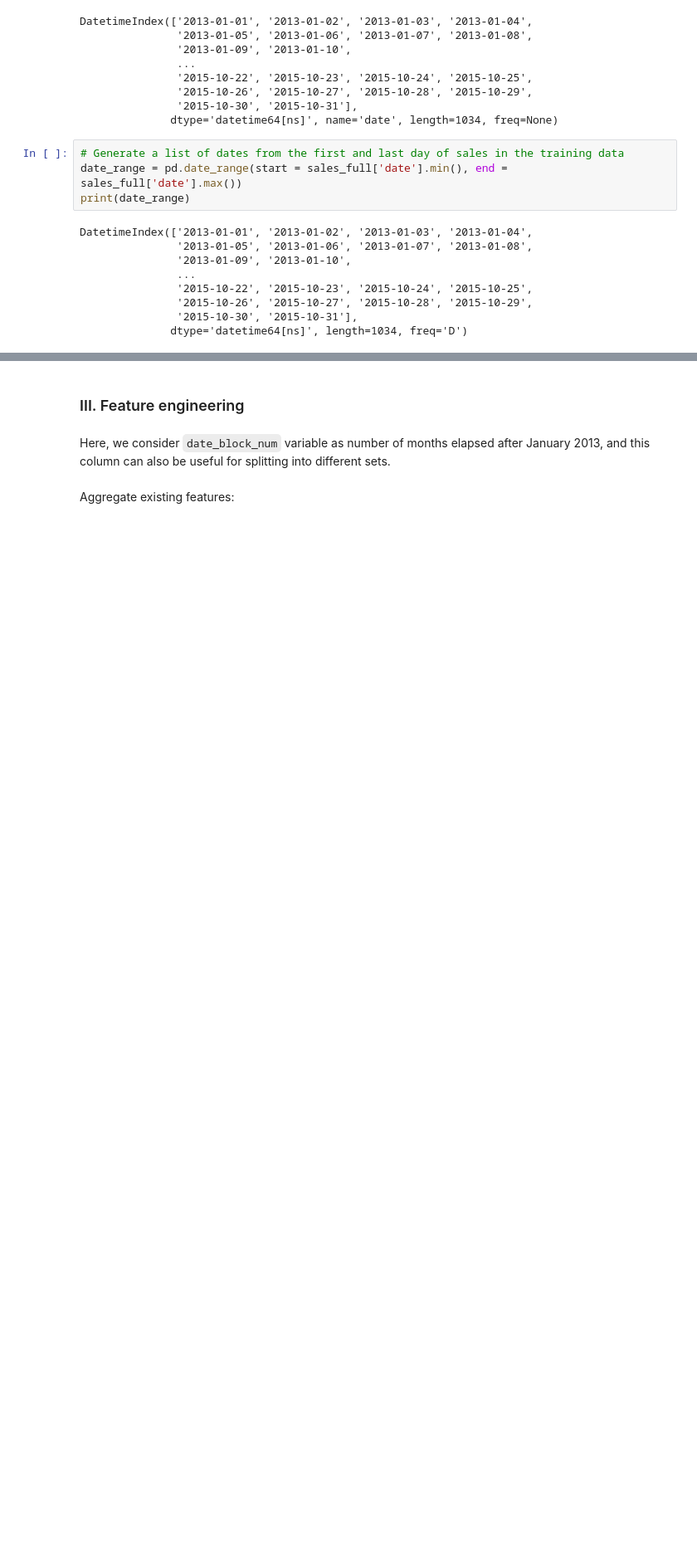
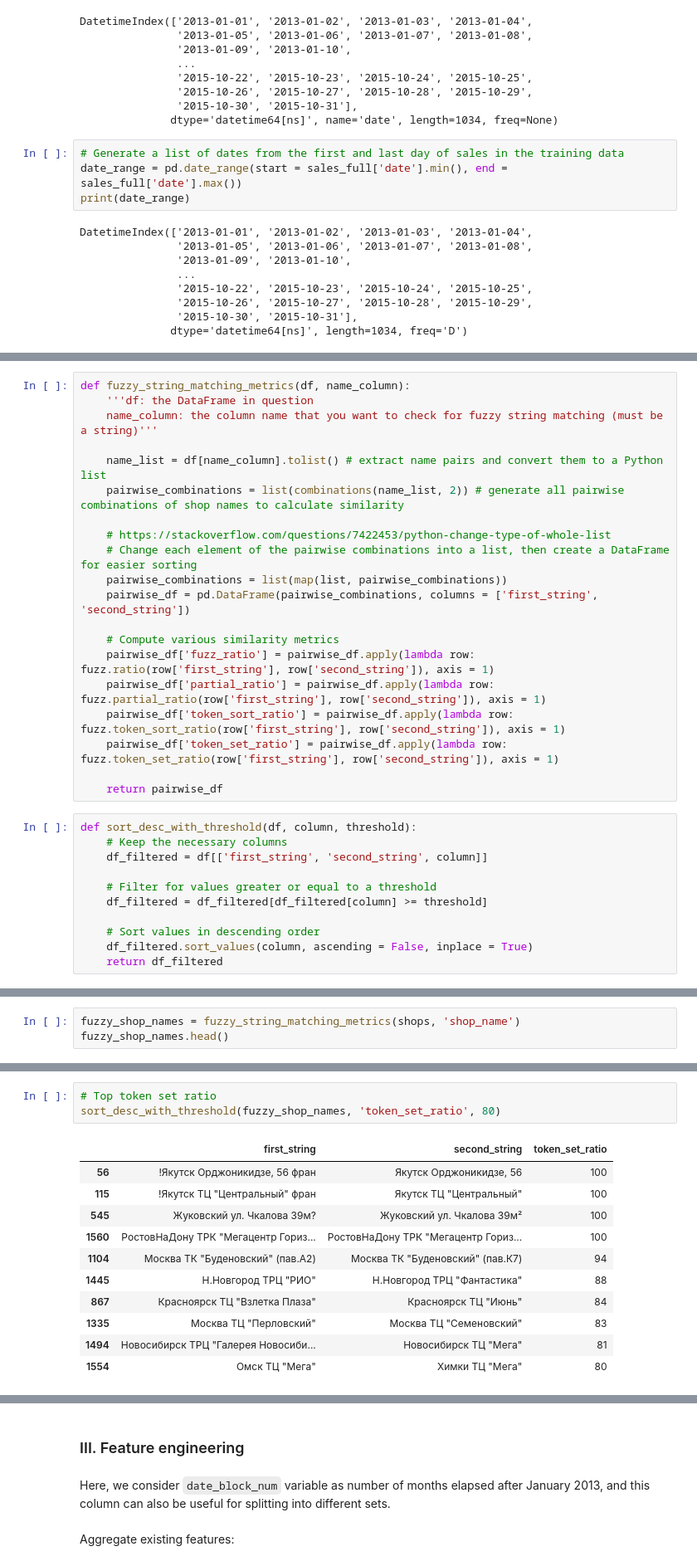
Before and after one commit to thaianle/future-sales-prediction, a Jupyter notebook: 02_modeling.ipynb, the cells around one changed output, grey strips where cells are left out. Shown: that part at 83% size. Cells and saved outputs as stored; diff of their text form; blank space fills up the shorter version.

Commit message:
Do fuzzy string matching in shop names

```diff
--- a/02_modeling.ipynb
+++ b/02_modeling.ipynb
@@ -262,0 +275,31 @@ DatetimeIndex(['2013-01-01', '2013-01-02', '2013-01-03', '2013-01-04',
+# %%
+def fuzzy_string_matching_metrics(df, name_column):
+    '''df: the DataFrame in question
+    name_column: the column name that you want to check for fuzzy string matching (must be a string)'''
+
+    name_list = df[name_column].tolist() # extract name pairs and convert them to a Python list
+    pairwise_combinations = list(combinations(name_list, 2)) # generate all pairwise combinations of shop names to calculate similarity
+
+    # https://stackoverflow.com/questions/7422453/python-change-type-of-whole-list
+    # Change each element of the pairwise combinations into a list, then create a DataFrame for easier sorting
+    pairwise_combinations = list(map(list, pairwise_combinations))
+    pairwise_df = pd.DataFrame(pairwise_combinations, columns = ['first_string', 'second_string'])
+
+    # Compute various similarity metrics
+    pairwise_df['fuzz_ratio'] = pairwise_df.apply(lambda row: fuzz.ratio(row['first_string'], row['second_string']), axis = 1)
+    pairwise_df['partial_ratio'] = pairwise_df.apply(lambda row: fuzz.partial_ratio(row['first_string'], row['second_string']), axis = 1)
+    pairwise_df['token_sort_ratio'] = pairwise_df.apply(lambda row: fuzz.token_sort_ratio(row['first_string'], row['second_string']), axis = 1)
+    pairwise_df['token_set_ratio'] = pairwise_df.apply(lambda row: fuzz.token_set_ratio(row['first_string'], row['second_string']), axis = 1)
+
+    return pairwise_df
+# %%
+def sort_desc_with_threshold(df, column, threshold):
+    # Keep the necessary columns
+    df_filtered = df[['first_string', 'second_string', column]]
+
+    # Filter for values greater or equal to a threshold
+    df_filtered = df_filtered[df_filtered[column] >= threshold]
+
+    # Sort values in descending order
+    df_filtered.sort_values(column, ascending = False, inplace = True)
+    return df_filtered
@@ -262,0 +326,3 @@ DatetimeIndex(['2013-01-01', '2013-01-02', '2013-01-03', '2013-01-04',
+# %%
+fuzzy_shop_names = fuzzy_string_matching_metrics(shops, 'shop_name')
+fuzzy_shop_names.head()
@@ -262,0 +373,15 @@ DatetimeIndex(['2013-01-01', '2013-01-02', '2013-01-03', '2013-01-04',
+# %%
+# Top token set ratio
+sort_desc_with_threshold(fuzzy_shop_names, 'token_set_ratio', 80)
+# %% [output]
+|  | first_string | second_string | token_set_ratio |
+| 56 | !Якутск Орджоникидзе, 56 фран | Якутск Орджоникидзе, 56 | 100 |
+| 115 | !Якутск ТЦ "Центральный" фран | Якутск ТЦ "Центральный" | 100 |
+| 545 | Жуковский ул. Чкалова 39м? | Жуковский ул. Чкалова 39м² | 100 |
+| 1560 | РостовНаДону ТРК "Мегацентр Гориз... | РостовНаДону ТРК "Мегацентр Гориз... | 100 |
+| 1104 | Москва ТК "Буденовский" (пав.А2) | Москва ТК "Буденовский" (пав.К7) | 94 |
+| 1445 | Н.Новгород ТРЦ "РИО" | Н.Новгород ТРЦ "Фантастика" | 88 |
+| 867 | Красноярск ТЦ "Взлетка Плаза" | Красноярск ТЦ "Июнь" | 84 |
+| 1335 | Москва ТЦ "Перловский" | Москва ТЦ "Семеновский" | 83 |
+| 1494 | Новосибирск ТРЦ "Галерея Новосиби... | Новосибирск ТЦ "Мега" | 81 |
+| 1554 | Омск ТЦ "Мега" | Химки ТЦ "Мега" | 80 |
```
Also changed, not shown: parts of 14 cells of this notebook, 1 other file.
